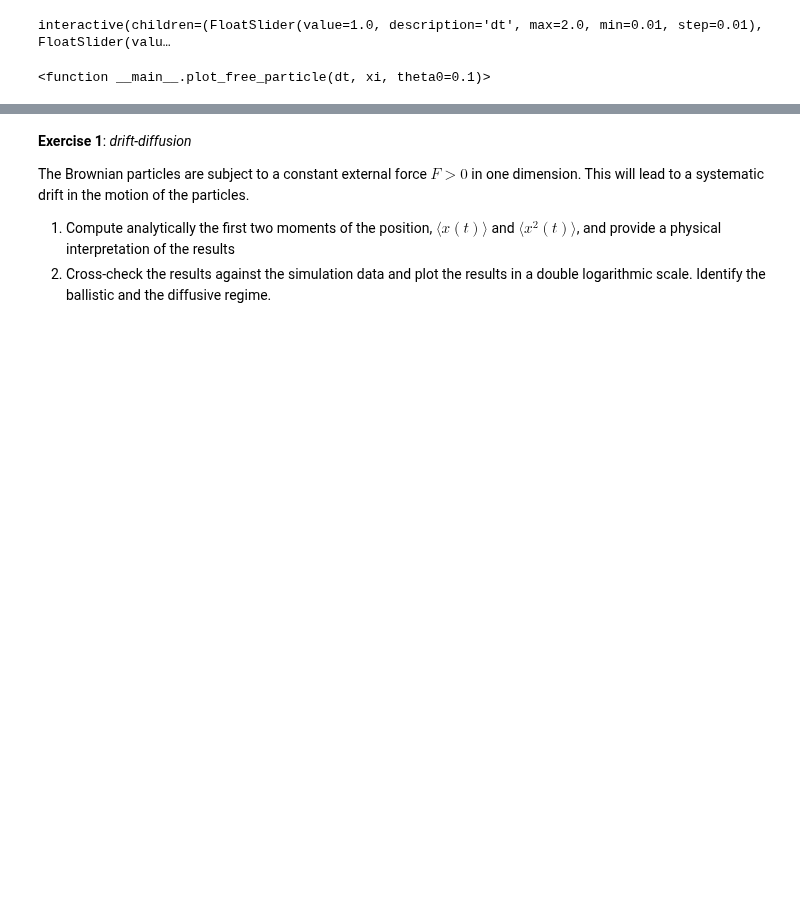
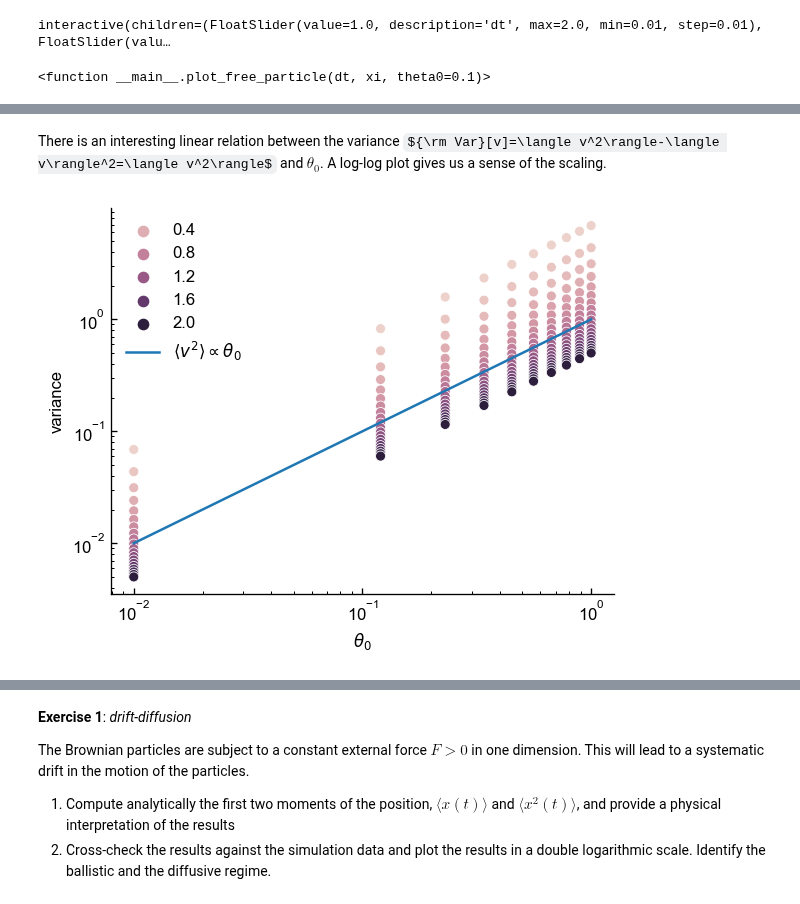
Before and after one commit to FTurci/mirror-handbook-particle-sim, a Jupyter notebook: contents/langevin.ipynb, the cells around one changed output, grey strips where cells are left out. Cells and saved outputs as stored; diff of their text form; code cells hidden in the pictures; some formulas as TeX source; blank space fills up the shorter version.

```diff
--- a/contents/langevin.ipynb
+++ b/contents/langevin.ipynb
@@ -197,0 +263,10 @@ of a colloidal particle under the influence of an external force $\vec{F}$ and c
+# %% [markdown]
+There is an interesting linear relation between the variance ${\rm Var}[v]=\langle v^2\rangle-\langle v\rangle^2=\langle v^2\rangle$ and $\theta_0$. A log-log plot gives us a sense of the scaling.
+# %%
+plt.figure(figsize=(5, 4))
+sns.scatterplot(data=v2dataframe, hue=r"$\xi$", x=r"$\theta_0$", y="variance")
+sns.lineplot(x=theta0, y=theta0, label=r"$\langle v^2\rangle\propto \theta_0$")
+plt.yscale("log"), plt.xscale("log")
+plt.show()
+# %% [output]
+[figure, added]
```
Also changed, not shown: parts of 33 cells of this notebook.
